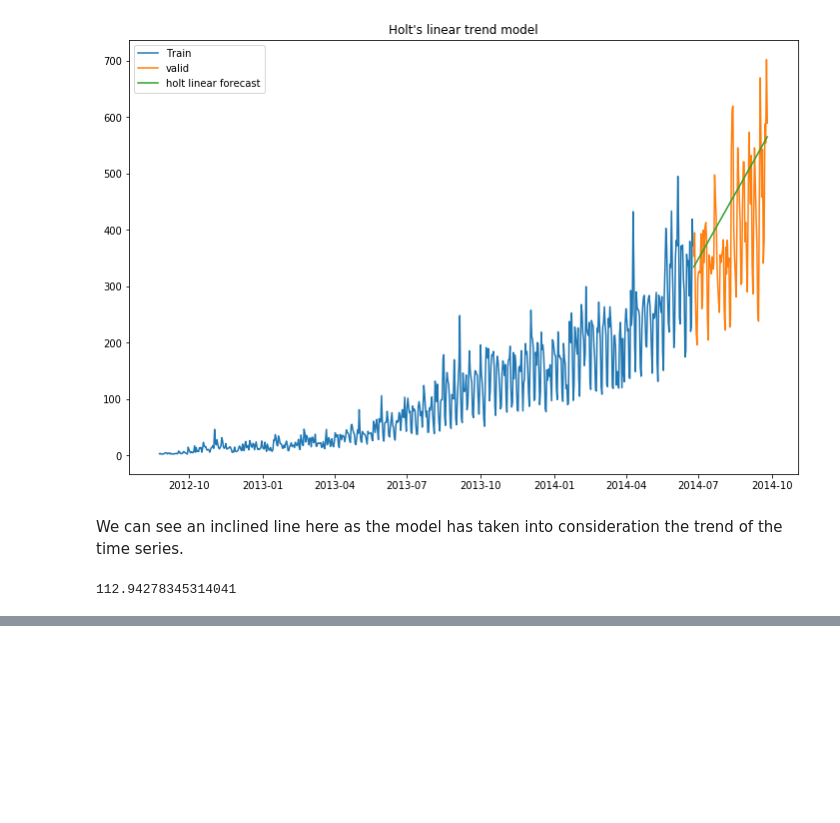
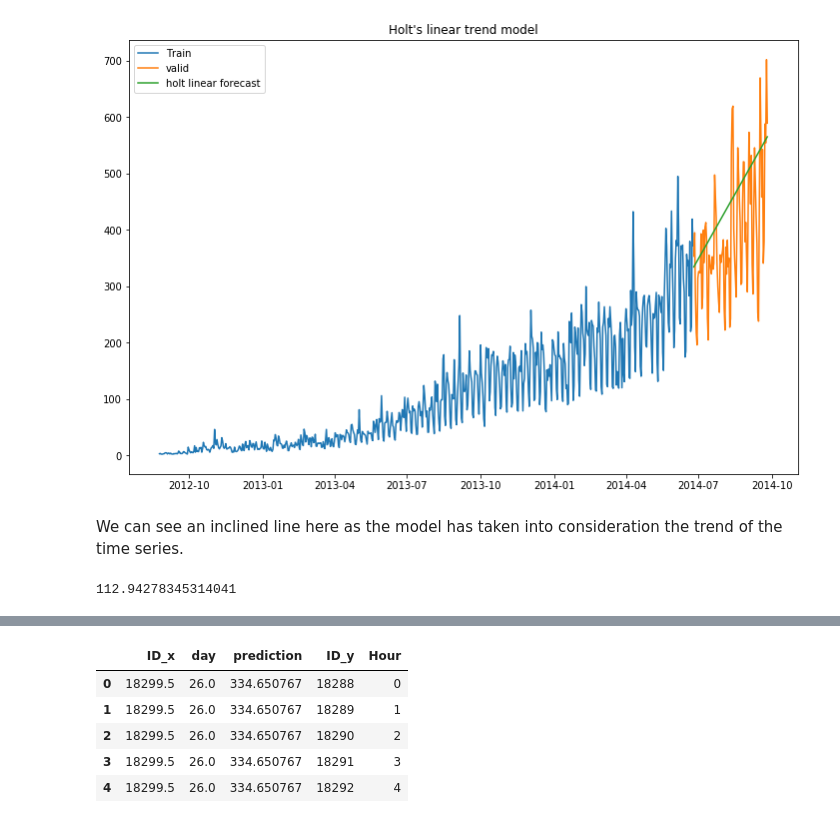
Before and after one commit to SwatiModi/time-series-analysis-JetRail, a Jupyter notebook: Analysis.ipynb, the cells around one changed output, grey strips where cells are left out. Saved outputs shown, nothing was run; the diff lists cells and outputs as text; code cells hidden in the pictures; blank space fills up the shorter version.

```diff
--- a/Analysis.ipynb
+++ b/Analysis.ipynb
@@ -474,0 +518,9 @@ rmse
+# %%
+merge.head()
+# %% [output]
+|  | ID_x | day | prediction | ID_y | Hour |
+| 0 | 18299.5 | 26.0 | 334.650767 | 18288 | 0 |
+| 1 | 18299.5 | 26.0 | 334.650767 | 18289 | 1 |
+| 2 | 18299.5 | 26.0 | 334.650767 | 18290 | 2 |
+| 3 | 18299.5 | 26.0 | 334.650767 | 18291 | 3 |
+| 4 | 18299.5 | 26.0 | 334.650767 | 18292 | 4 |
```
Also changed, not shown: parts of 18 cells of this notebook, 2 other files.
